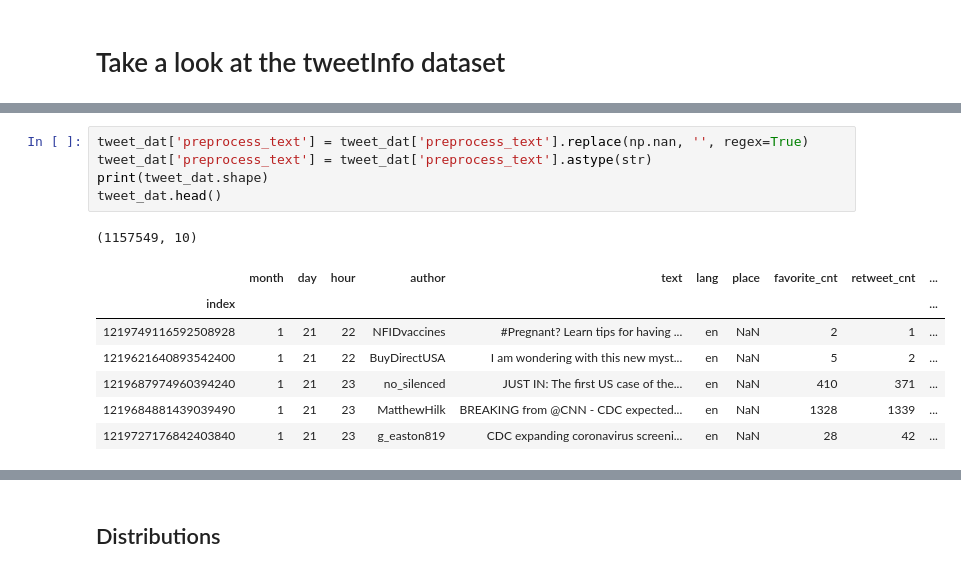
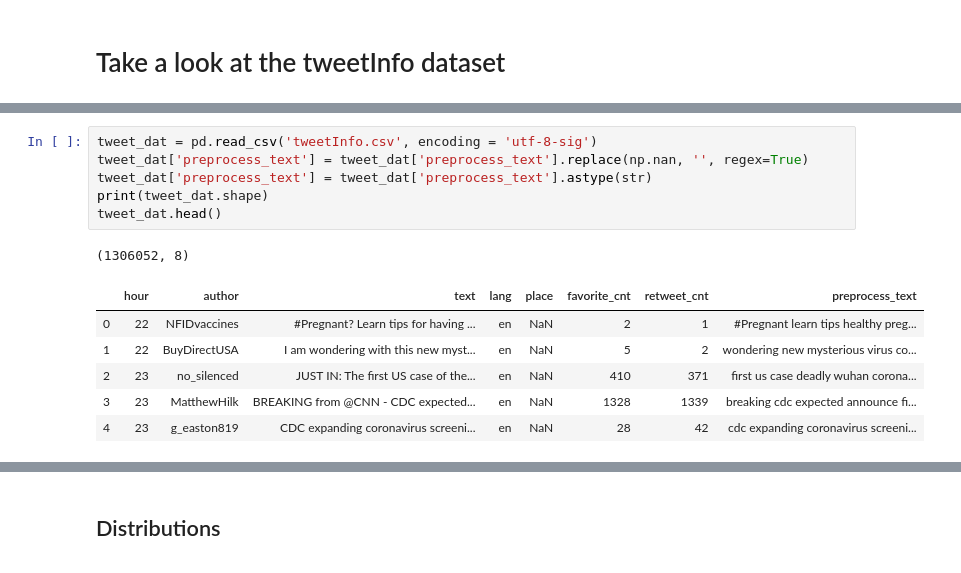
Before and after one commit to DavidYQY/COVID-19-Prediction, a Jupyter notebook: final_report/notebooks/twitter_ts_analysis.ipynb, the cells around one changed output, grey strips where cells are left out. Drawn from its saved outputs; the diff is of its cells as text.

```diff
--- a/final_report/notebooks/twitter_ts_analysis.ipynb
+++ b/final_report/notebooks/twitter_ts_analysis.ipynb
@@ -42,14 +14,14 @@ if 'preprocess_text' not in tweet_dat.columns:
 # %%
+tweet_dat = pd.read_csv('tweetInfo.csv', encoding = 'utf-8-sig')
 tweet_dat['preprocess_text'] = tweet_dat['preprocess_text'].replace(np.nan, '', regex=True)
 tweet_dat['preprocess_text'] = tweet_dat['preprocess_text'].astype(str)
 print(tweet_dat.shape)
 tweet_dat.head()
 # %% [output]
-(1157549, 10)
+(1306052, 8)
-|  | month | day | hour | author | text | lang | place | favorite_cnt | retweet_cnt | ... |
-| index |  |  |  |  |  |  |  |  |  | ... |
-| 1219749116592508928 | 1 | 21 | 22 | NFIDvaccines | #Pregnant? Learn tips for having ... | en | NaN | 2 | 1 | ... |
-| 1219621640893542400 | 1 | 21 | 22 | BuyDirectUSA | I am wondering with this new myst... | en | NaN | 5 | 2 | ... |
-| 1219687974960394240 | 1 | 21 | 23 | no_silenced | JUST IN: The first US case of the... | en | NaN | 410 | 371 | ... |
-| 1219684881439039490 | 1 | 21 | 23 | MatthewHilk | BREAKING from @CNN - CDC expected... | en | NaN | 1328 | 1339 | ... |
-| 1219727176842403840 | 1 | 21 | 23 | g_easton819 | CDC expanding coronavirus screeni... | en | NaN | 28 | 42 | ... |
+|  | hour | author | text | lang | place | favorite_cnt | retweet_cnt | preprocess_text |
+| 0 | 22 | NFIDvaccines | #Pregnant? Learn tips for having ... | en | NaN | 2 | 1 | #Pregnant learn tips healthy preg... |
+| 1 | 22 | BuyDirectUSA | I am wondering with this new myst... | en | NaN | 5 | 2 | wondering new mysterious virus co... |
+| 2 | 23 | no_silenced | JUST IN: The first US case of the... | en | NaN | 410 | 371 | first us case deadly wuhan corona... |
+| 3 | 23 | MatthewHilk | BREAKING from @CNN - CDC expected... | en | NaN | 1328 | 1339 | breaking cdc expected announce fi... |
+| 4 | 23 | g_easton819 | CDC expanding coronavirus screeni... | en | NaN | 28 | 42 | cdc expanding coronavirus screeni... |
```
Also changed, not shown: parts of 14 cells of this notebook, 9 other files.
